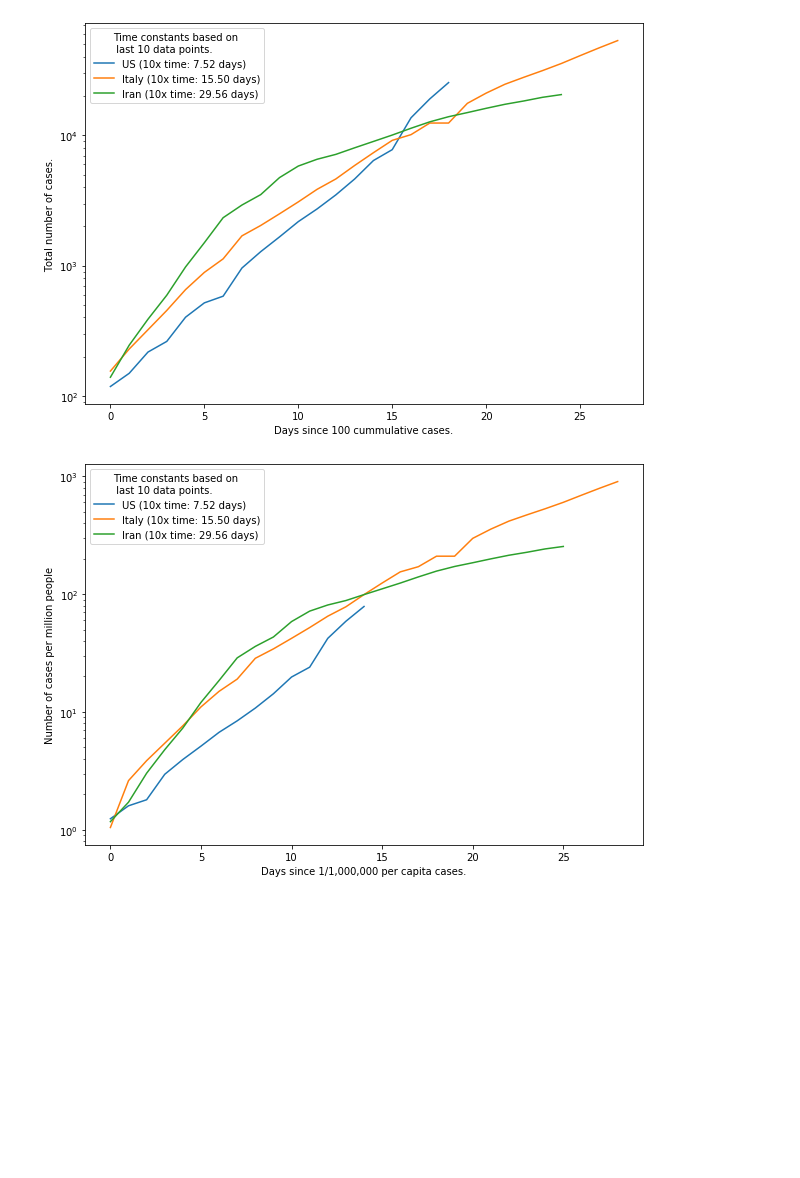
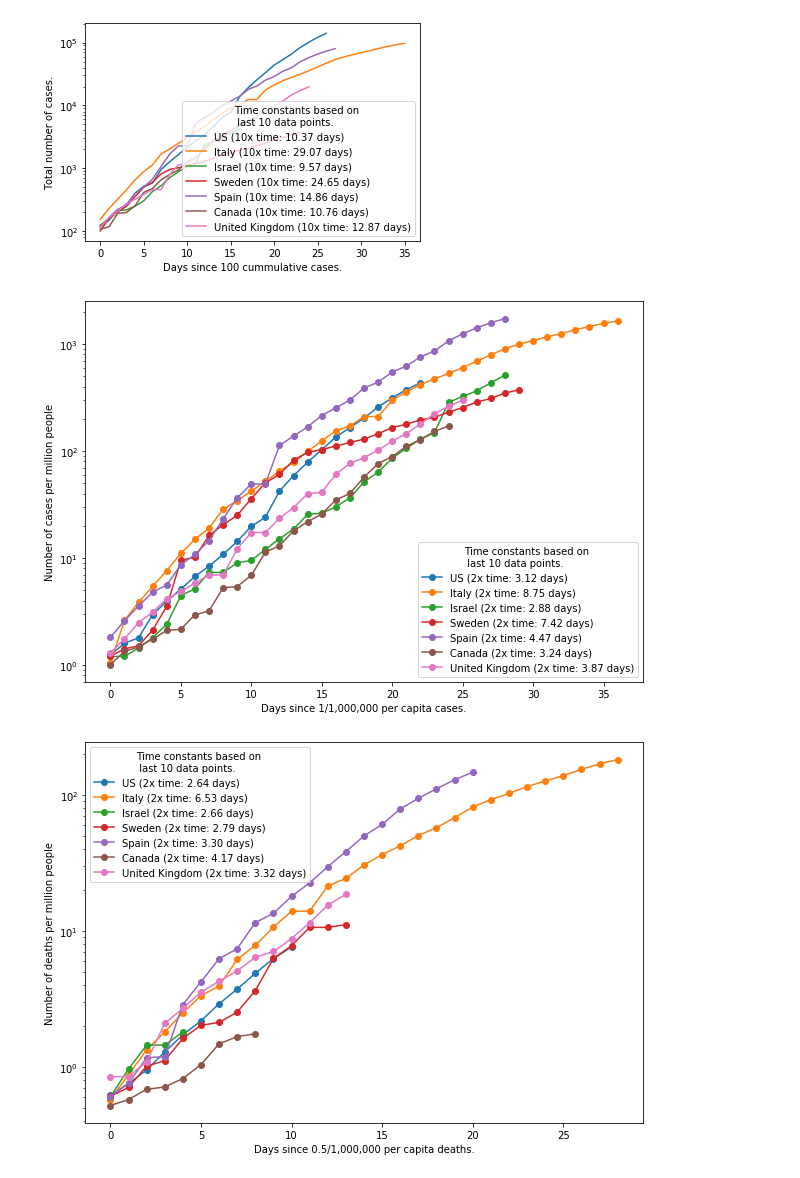
Before and after one commit to zonradkuse/covid-data-processing, a Jupyter notebook: non-interactive-plots.ipynb, the cells around one changed output. Cells and saved outputs as stored; diff of their text form; code cells hidden in the pictures; blank space fills up the shorter version.

Commit message:
add semilog per capita deaths

```diff
--- a/non-interactive-plots.ipynb
+++ b/non-interactive-plots.ipynb
@@ -2,4 +2,6 @@
 import numpy as np
 import pandas as pd
 import plots
+# %%
+country_list = ["US","Italy","Israel","Sweden","Spain","Canada","United Kingdom"]
 # %%
@@ -13,17 +15,25 @@ plots.semilog_deaths_since(["US","Italy","Iran"],
 # %%
-plots.semilog_cases_since(["US","Italy","Iran"],
+plots.semilog_cases_since(country_list,
                           threshold_num_cases=100,
                           time_constant_type=10,
                           num_datapoints_fit=10,
                           fit_first_last="last")
 # %% [output]
-[figure, old version]
+[figure, new version]
 # %%
-plots.semilog_per_capita_since(["US","Italy","Iran"],
+plots.semilog_cases_per_capita_since(country_list,
                           threshold_per_capita=1,
-                          time_constant_type=10,
+                          time_constant_type=2,
                           num_datapoints_fit=10,
                           fit_first_last="last")
 # %% [output]
-[figure, old version]
+[figure, new version]
+# %%
+plots.semilog_deaths_per_capita_since(country_list,
+                          threshold_per_capita=0.5,
+                          time_constant_type=2,
+                          num_datapoints_fit=10,
+                          fit_first_last="last")
+# %% [output]
+[figure, added]
 # %%
```
Also changed, not shown: parts of 2 cells of this notebook.
